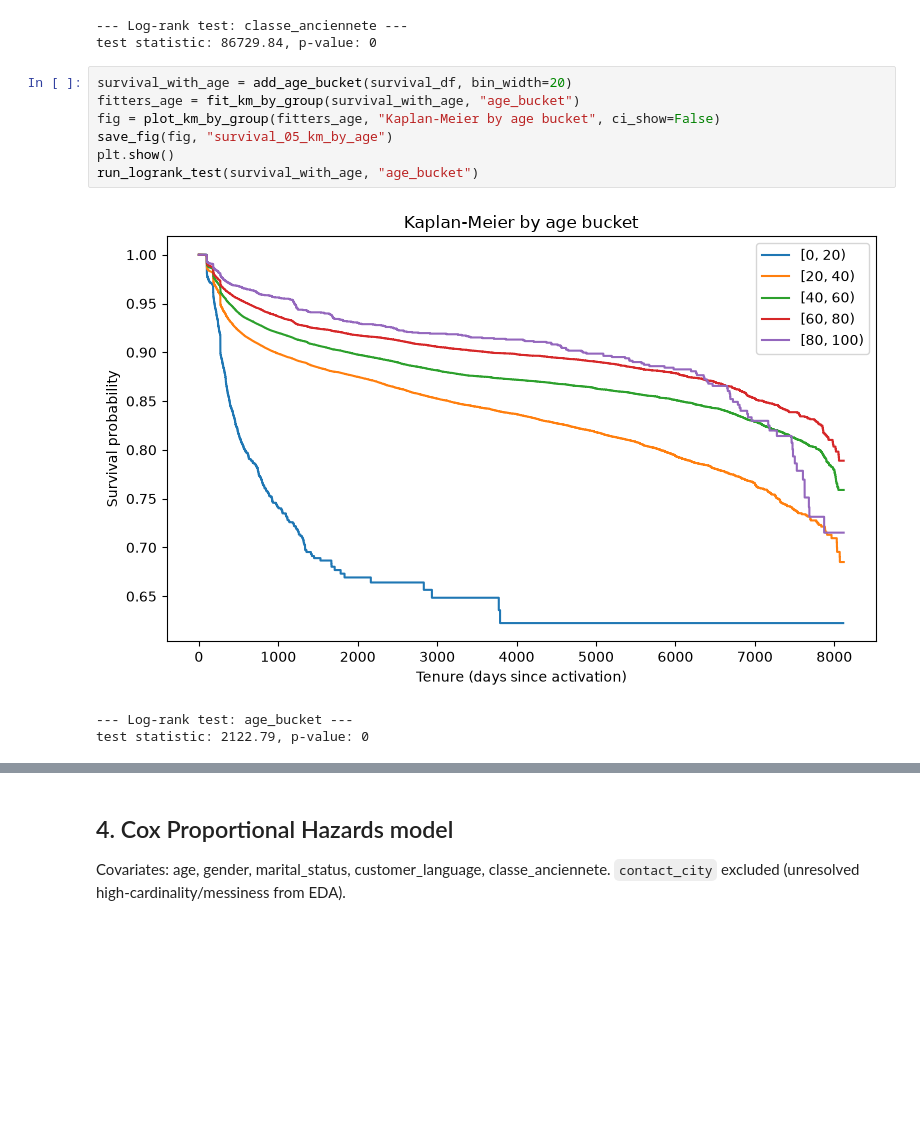
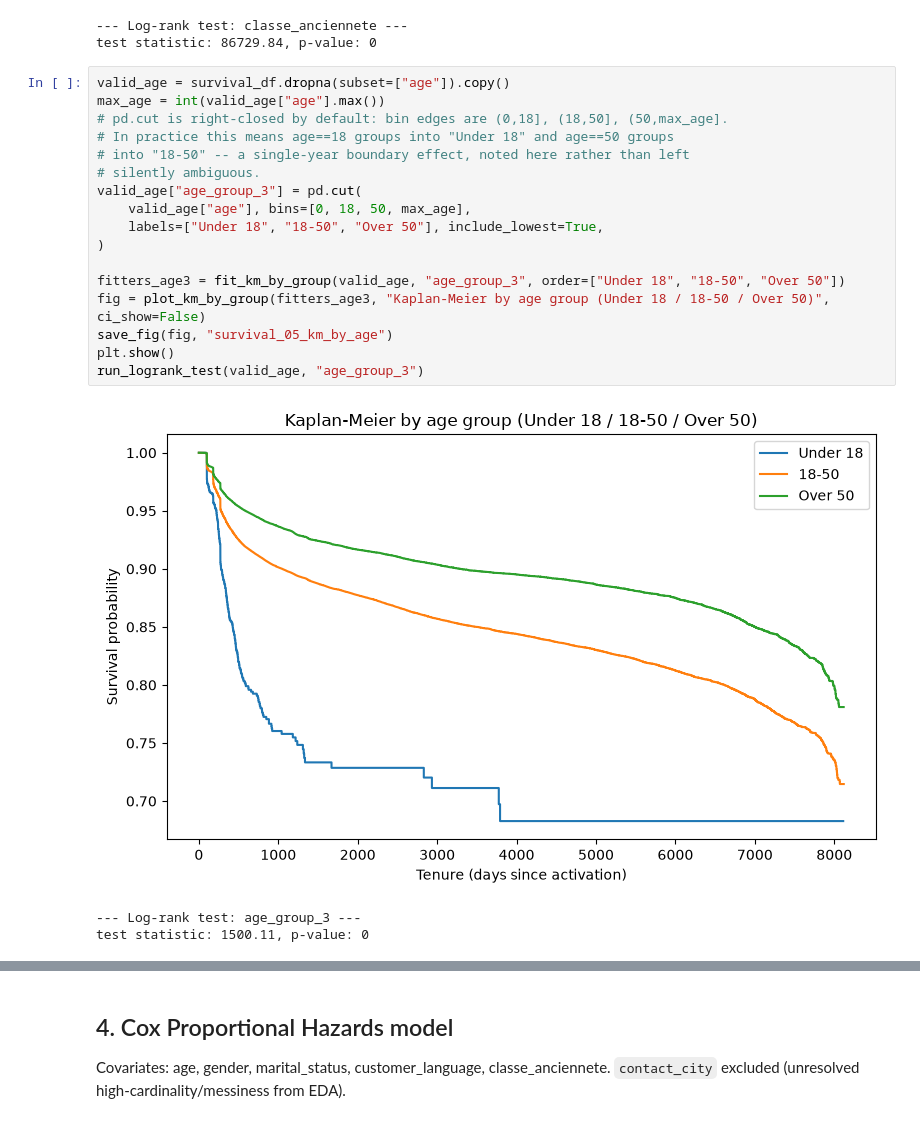
Before and after one commit to taghoutii/churn-prediction, a Jupyter notebook: notebooks/02_survival.ipynb, the cells around one changed output, grey strips where cells are left out. Cells and saved outputs as stored; diff of their text form; blank space fills up the shorter version.

Commit message:
survival notebook enhancements

```diff
--- a/notebooks/02_survival.ipynb
+++ b/notebooks/02_survival.ipynb
@@ -94,16 +100,26 @@ run_logrank_test(survival_df, "classe_anciennete")
 --- Log-rank test: classe_anciennete ---
 test statistic: 86729.84, p-value: 0
 # %%
-survival_with_age = add_age_bucket(survival_df, bin_width=20)
-fitters_age = fit_km_by_group(survival_with_age, "age_bucket")
-fig = plot_km_by_group(fitters_age, "Kaplan-Meier by age bucket", ci_show=False)
+valid_age = survival_df.dropna(subset=["age"]).copy()
+max_age = int(valid_age["age"].max())
+# pd.cut is right-closed by default: bin edges are (0,18], (18,50], (50,max_age].
+# In practice this means age==18 groups into "Under 18" and age==50 groups
+# into "18-50" -- a single-year boundary effect, noted here rather than left
+# silently ambiguous.
+valid_age["age_group_3"] = pd.cut(
+    valid_age["age"], bins=[0, 18, 50, max_age],
+    labels=["Under 18", "18-50", "Over 50"], include_lowest=True,
+)
+
+fitters_age3 = fit_km_by_group(valid_age, "age_group_3", order=["Under 18", "18-50", "Over 50"])
+fig = plot_km_by_group(fitters_age3, "Kaplan-Meier by age group (Under 18 / 18-50 / Over 50)", ci_show=False)
 save_fig(fig, "survival_05_km_by_age")
 plt.show()
-run_logrank_test(survival_with_age, "age_bucket")
+run_logrank_test(valid_age, "age_group_3")
 # %% [output]
-[figure, old version]
+[figure, new version]
---- Log-rank test: age_bucket ---
-test statistic: 2122.79, p-value: 0
+--- Log-rank test: age_group_3 ---
+test statistic: 1500.11, p-value: 0
 # %% [markdown]
 **Interpretation:**
 
```
Also changed, not shown: parts of 7 cells of this notebook, 6 other files.
